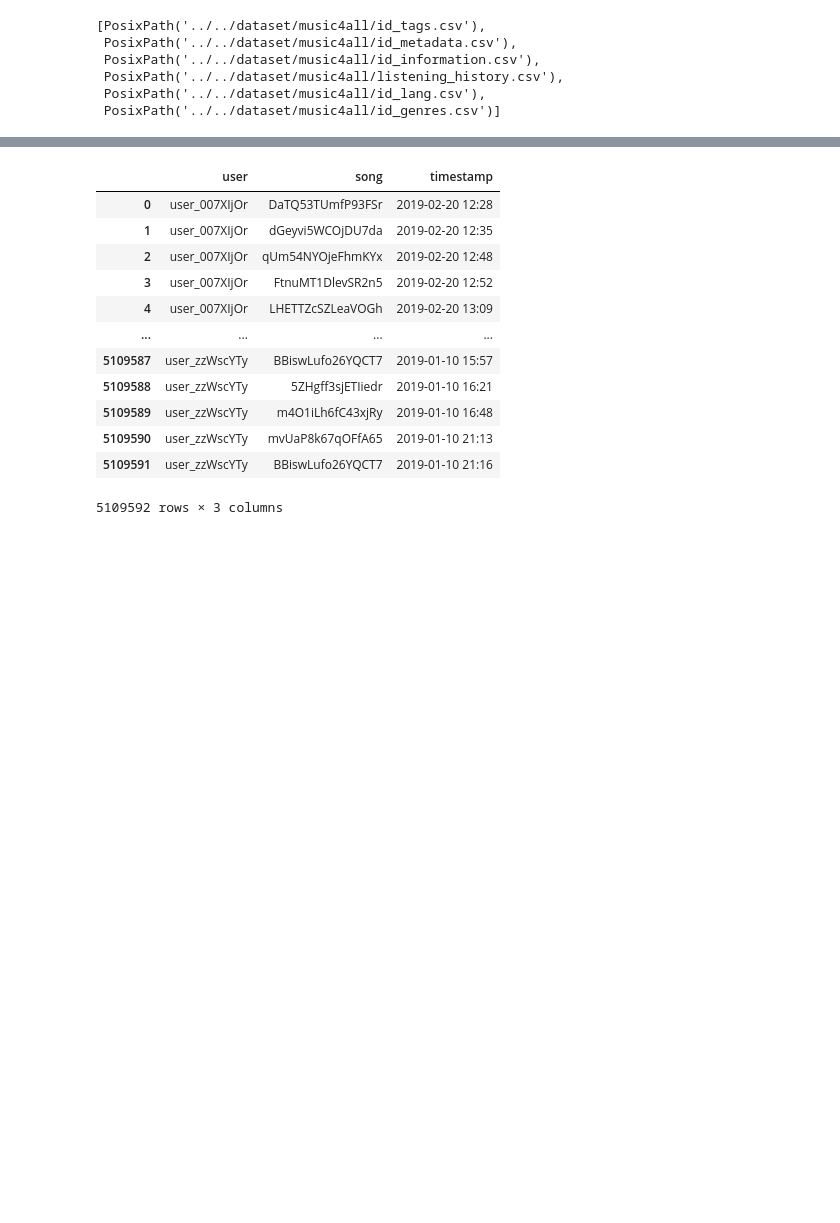
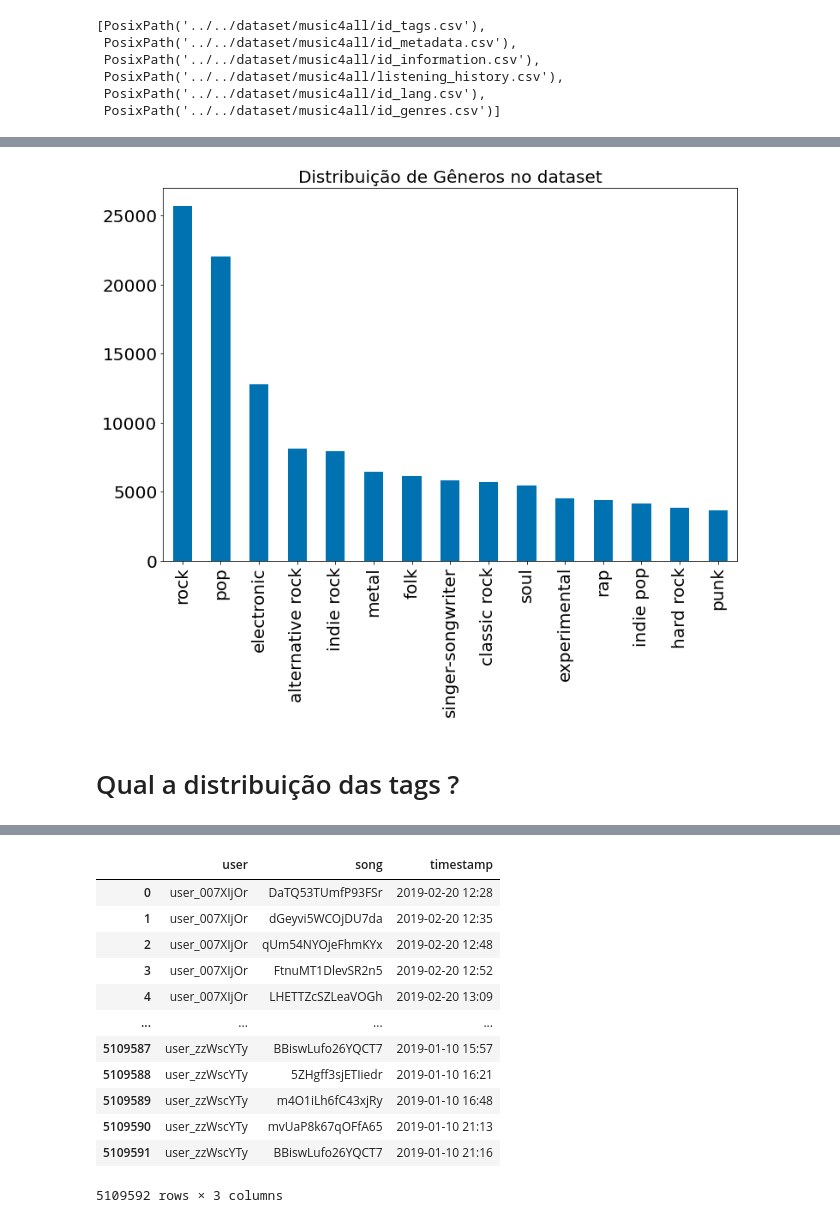
Before and after one commit to GiowGiow/Quantificando-a-Disrupcao-em-Redes-de-Similaridade-Musicais, a Jupyter notebook: EDA/EDA - Dataset.ipynb, the cells around one changed output, grey strips where cells are left out. Drawn from its saved outputs; the diff is of its cells as text; code cells hidden in the pictures; blank space fills up the shorter version.

```diff
--- a/EDA/EDA - Dataset.ipynb
+++ b/EDA/EDA - Dataset.ipynb
@@ -60,0 +117,4 @@ song_info = pd.merge(datasets['id_information'], datasets['id_genres'], on='id')
+# %%
+genres_df = datasets["id_genres"].copy(deep=True)
+genres = ",".join(genres_df['genres']).split(",")
+genres[:10]
@@ -60,0 +132,7 @@ song_info = pd.merge(datasets['id_information'], datasets['id_genres'], on='id')
+# %%
+# Get the the series as dataframe to count the values
+genres_count = pd.Series(genres).value_counts()
+
+# Get the first 100 most common
+most_common_genres = genres_count[:100]
+most_common_genres
@@ -60,0 +152,6 @@ song_info = pd.merge(datasets['id_information'], datasets['id_genres'], on='id')
+# %%
+ax = most_common_genres[:15].plot.bar(title="Distribuição de Gêneros no dataset")
+# %% [output]
+[figure, added]
+# %% [markdown]
+# Qual a distribuição das tags ?
```
Also changed, not shown: parts of 50 cells of this notebook, 4 other files.
